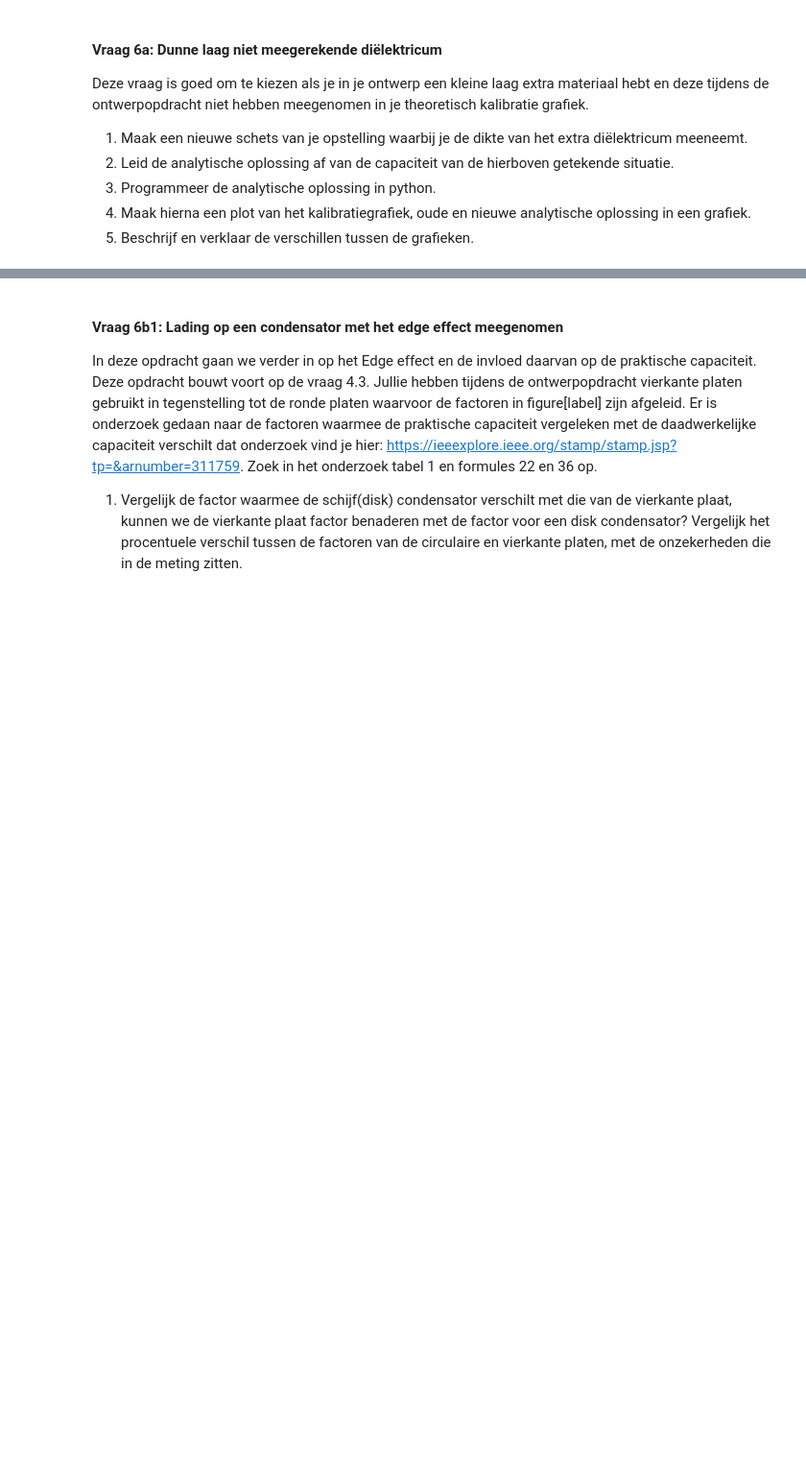
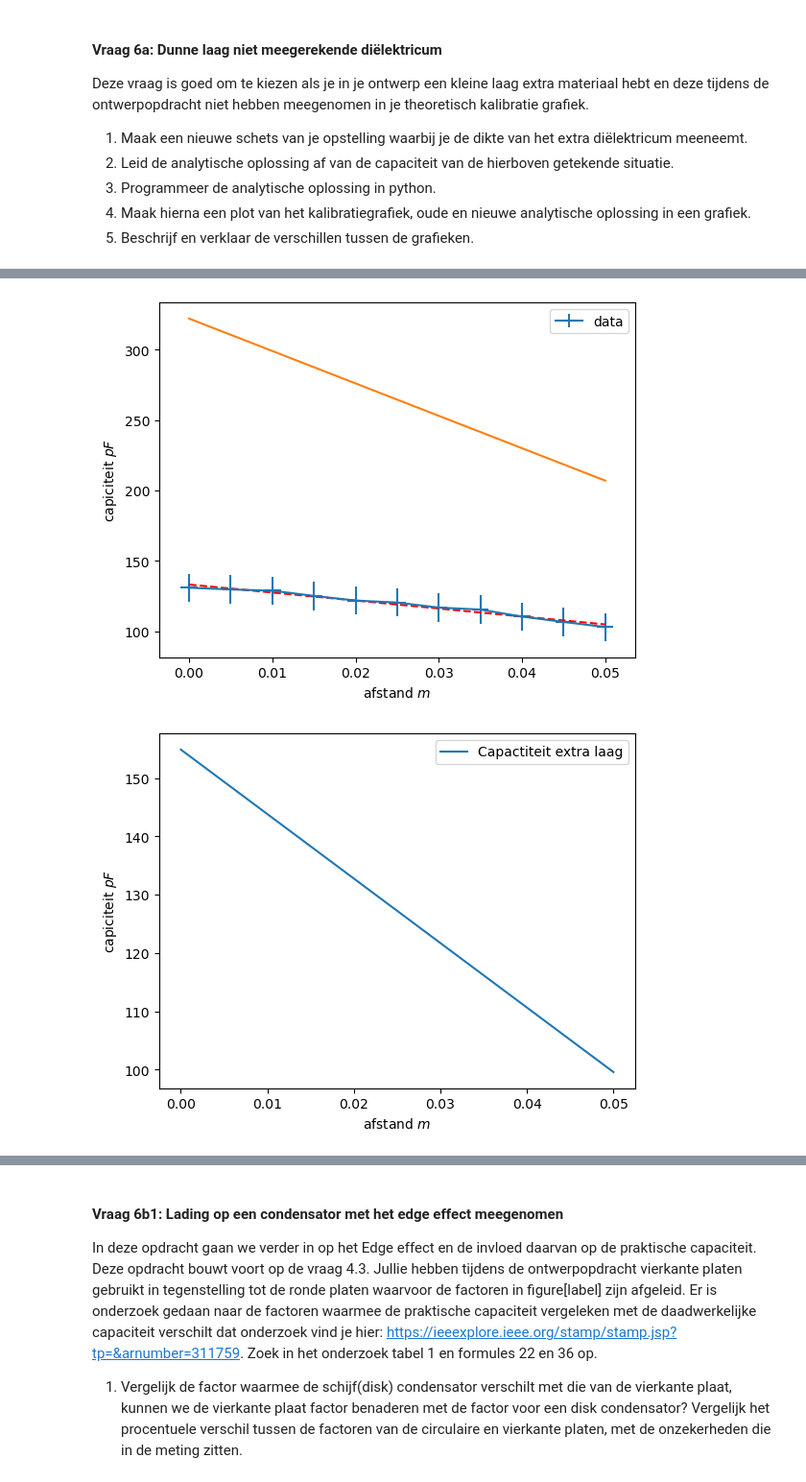
Before and after one commit to tdenooijer26/DEF-T-opdrachten, a Jupyter notebook: DigitaleOntwerpopdrachten/1CondensatorOpdracht/CondensatorOntwerpopdracht.ipynb, the cells around one changed output, grey strips where cells are left out. Shown at 96% size. Cells and saved outputs as stored; diff of their text form; code cells hidden in the pictures; blank space fills up the shorter version.

```diff
--- a/DigitaleOntwerpopdrachten/1CondensatorOpdracht/CondensatorOntwerpopdracht.ipynb
+++ b/DigitaleOntwerpopdrachten/1CondensatorOpdracht/CondensatorOntwerpopdracht.ipynb
@@ -926,10 +931,72 @@ Deze vraag is goed om te kiezen als je in je ontwerp een kleine laag extra mater
 # %%
 # Schrijf hier de code voor je oplossing. Gebruik hier je eerder gemaakte functies
+epsilon0 = 8.85e-12
+epsilon_r = 2.6
+distance = 0.001
+def capaciteit_plaat(surface):
+    C_formule = (epsilon_r*surface*epsilon0)/distance
+    return C_formule
+
+import numpy as np
+import matplotlib.pyplot as plt
+epsilon0 = 8.85e-12 # De constante epsilon0
+L = np.linspace(0,0.05,100)
+A = (0.14-L)*0.1 # dit is het overlappende oppervlakte van de 2 platen.
+
+
+
+data = np.array([131.0, 129.8, 128.9, 125.2, 121.9, 120.5, 116.9, 115.5 , 110.5, 106.7, 103.1])
+onz_data = np.array([10,10,10,10,10,10,10,10,10,10,10,])
+
+from scipy.optimize import curve_fit
+
+afstand =np.array([0,0.5e-2, 1e-2,1.5e-2,2e-2,2.5e-2,3e-2,3.5e-2,4e-2,4.5e-2,5e-2])
+onz_afstand = np.array([0.1e-2,0.1e-2,0.1e-2,0.1e-2,0.1e-2,0.1e-2,0.1e-2,0.1e-2,0.1e-2,0.1e-2,0.1e-2,])
+Oppervlak = (14 - 2*afstand)*10
+
+# Plot hier je oorspronkelijke en je uiteindelijke kalibratiegrafieken, fit daar een bijpassende lijn door
+# en zet ook de verwachte ontwerpgrafiek erbij
+
+def f(x, a, b): # uit de theorie blijk het verband lineair te zijn
+    return a * x + b
+
+popt, pcov = curve_fit(f, afstand, data)
+a, b = popt
+
+
+
+plt.figure()
+plt.errorbar(afstand, data, xerr=onz_afstand, yerr=onz_data, label = "data")
+plt.plot(L, f(L, a, b), 'r--')
+plt.plot(L, capaciteit_plaat( A)*10**12)
+plt.xlabel("afstand $m$")
+plt.ylabel("capiciteit $pF$")
+plt.legend()
+plt.show()
 # def condensator_extra_laag(#jouw variabelen): # Schrijf hier jouw functie
-    ## je functie
+# ## je functie
+epsilon_r_karton = 2.6
+epsilon_r_lucht = 1.00056
+dikte_karton = 0.001
+dikte_lucht =0.0006
+dikte_totaal = dikte_karton+dikte_lucht
+breedte = 0.1
+epsilon_r_extra_laag = (epsilon_r_karton*(dikte_karton/dikte_totaal)+epsilon_r_lucht*(dikte_lucht/dikte_totaal))
+def condensator_extra_laag(lengte_plaat_schuif):
+    C_extra_laag = ((breedte*lengte_plaat_schuif*epsilon0*epsilon_r_extra_laag)/dikte_totaal)*1e12
+    return C_extra_laag
 
 
 ### Maak hier je plot
+plt.figure()
+plt.plot(L,condensator_extra_laag(14e-2-L),label="Capactiteit extra laag")
+plt.xlabel("afstand $m$")
+plt.ylabel("capiciteit $pF$")
+plt.legend()
+plt.show()
+# %% [output]
+[figure, added]
+[figure, added]
 # %% [markdown]
 ##### Antwoorden 6a
 
```
Also changed, not shown: parts of 3 cells of this notebook, 2 other files.
